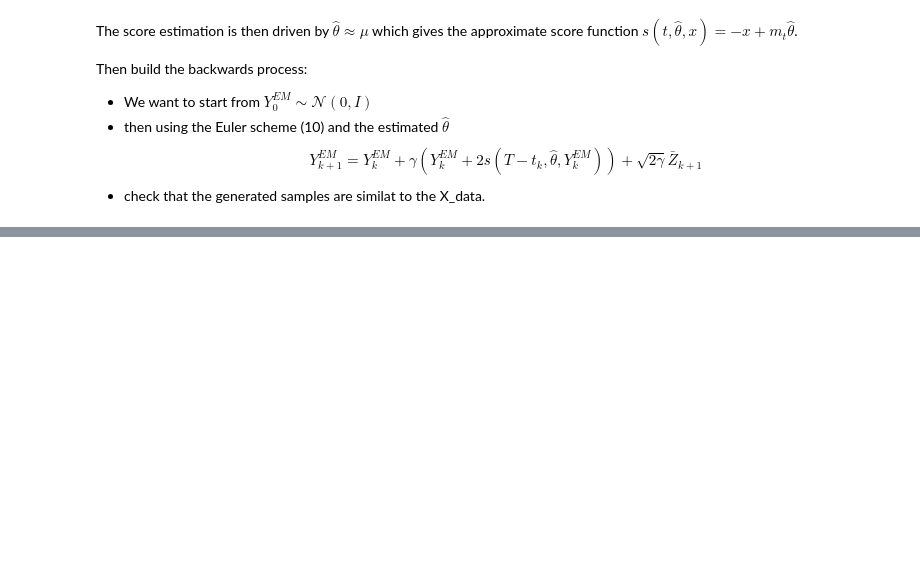
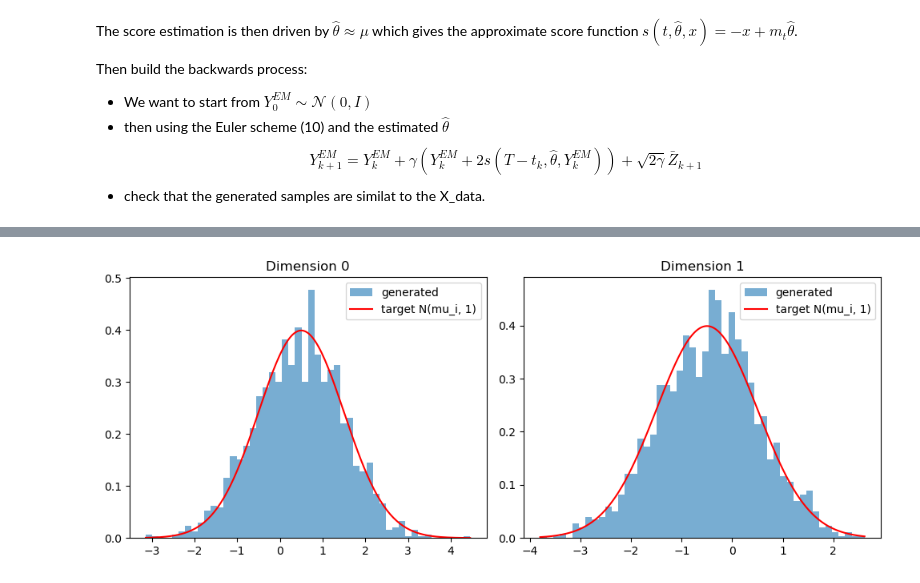
Before and after one commit to kylemcgillivray/Masters-Dissertation, a Jupyter notebook: understanding.ipynb, the cells around one changed output, grey strips where cells are left out. Cells and saved outputs as stored; diff of their text form; code cells hidden in the pictures; blank space fills up the shorter version.

```diff
--- a/understanding.ipynb
+++ b/understanding.ipynb
@@ -188,0 +234,31 @@ $$ Y_{k+1} ^{EM} =Y_{k} ^{EM} + \gamma(Y_{k} ^{EM} + 2s (T - t_k, \hat{\theta},
+# %%
+# Now I want to verify the distribution of the samples is in line with what I should expect.
+# print(sample)
+
+N_samples = 2000
+samples = []
+for i in range(N_samples):
+    sample, path = euler_maruyama_sample(theta_hat=theta_hat, gamma=0.01, T = 1, d = 2)
+    samples.append(sample)
+
+# plt.hist(samples)
+# %%
+samples_arr = np.array(samples)  # shape (N_samples, d)
+
+# CLAUDE PLOTTING
+from scipy.stats import norm
+
+fig, axes = plt.subplots(1, d, figsize=(10, 4))
+for i in range(d):
+    axes[i].hist(samples_arr[:, i], bins=50, density=True, alpha=0.6, label='generated')
+
+    x = np.linspace(samples_arr[:, i].min(), samples_arr[:, i].max(), 200)
+    axes[i].plot(x, norm.pdf(x, mu_unknown[i], 1), 'r-', label='target N(mu_i, 1)')
+
+    axes[i].set_title(f'Dimension {i}')
+    axes[i].legend()
+
+plt.tight_layout()
+plt.show()
+# %% [output]
+[figure, added]
```
Also changed, not shown: parts of 5 cells of this notebook.
